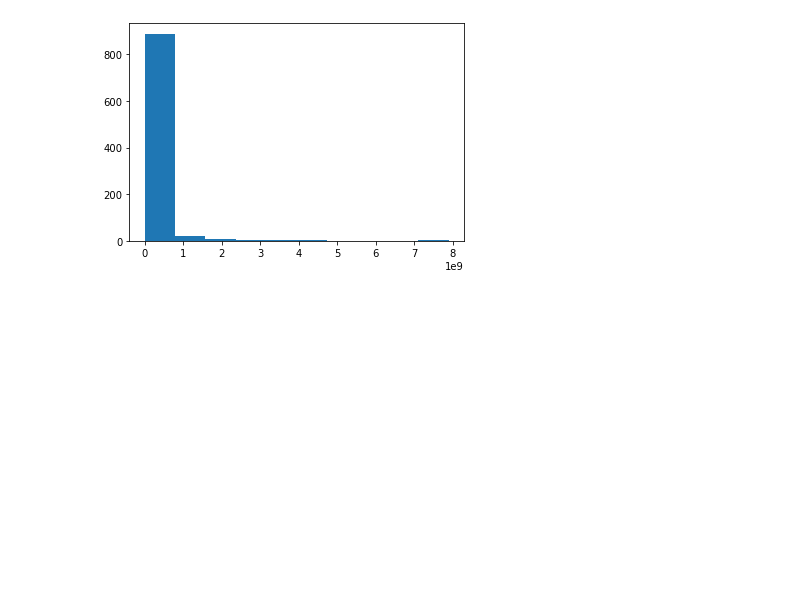
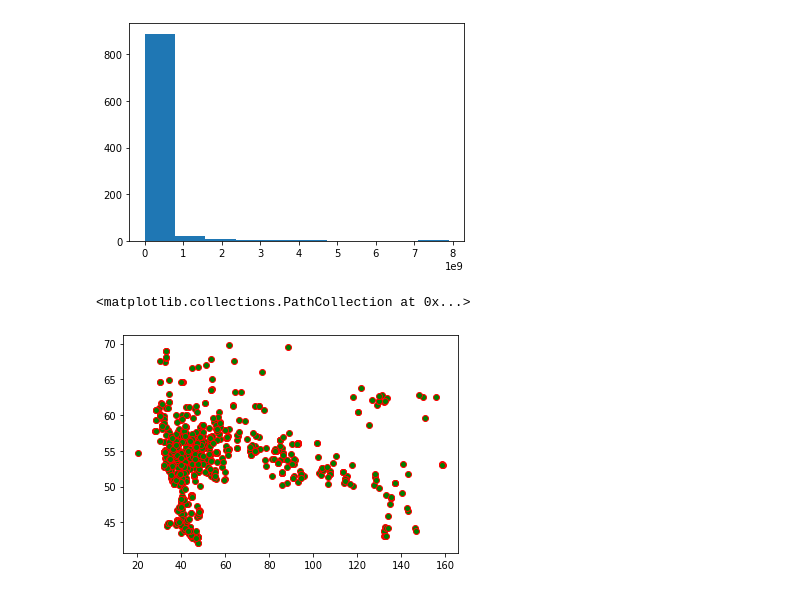
Before and after one commit to TheDryus/A-project-about-Russian-sports-facilities, a Jupyter notebook: All_Russian_Register_of_Sports_facilities_with_sports.ipynb, the cells around one changed output. Saved outputs shown, nothing was run; the diff lists cells and outputs as text; code cells hidden in the pictures; blank space fills up the shorter version.

Commit message:
added scatter

```diff
--- a/All_Russian_Register_of_Sports_facilities_with_sports.ipynb
+++ b/All_Russian_Register_of_Sports_facilities_with_sports.ipynb
@@ -9,6 +9,6 @@ df_main = pd.read_csv(r"C:\Users\andza\AAA\GitHub\Project on Russian sports faci
 # %%
 #Набор для редактирования и дальнейших работ
-df = pd.read_csv(r"C:\Users\andza\AAA\GitHub\Project on Russian sports facilities\Data.csv", encoding='Windows-1251')
+df = pd.read_csv(r"C:\Users\andza\AAA\GitHub\A-project-about-Russian-sports-facilities\Data.csv", encoding='Windows-1251')
 # %%
 df.head(2)
 # %% [output]
@@ -183,3 +183,8 @@ plt.hist(df['financing'])
         6.31780912e+09, 7.10753526e+09, 7.89726140e+09]),
  <BarContainer object of 10 artists>)
 [figure]
+# %%
+plt.scatter(df.longitude, df.latitude,color='green' ,edgecolors='red')
+# %% [output]
+<matplotlib.collections.PathCollection at 0x...>
+[figure, added]
```
Also changed, not shown: parts of 1 cell of this notebook.
